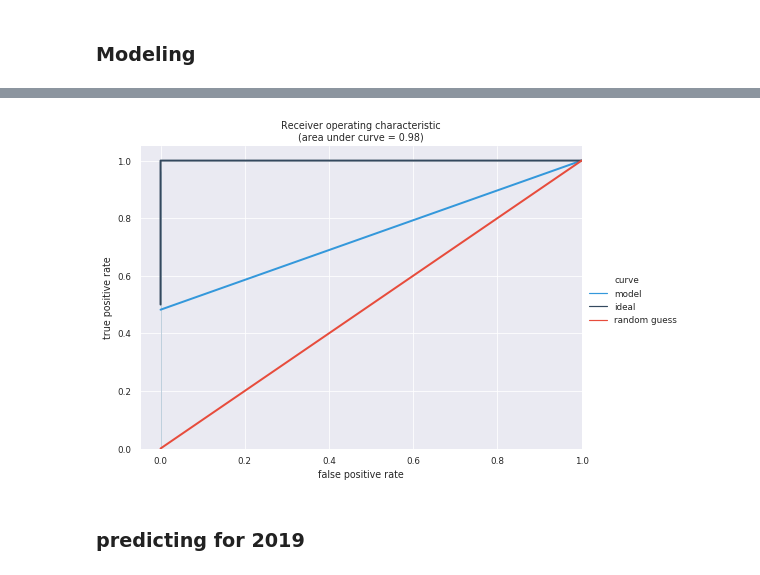
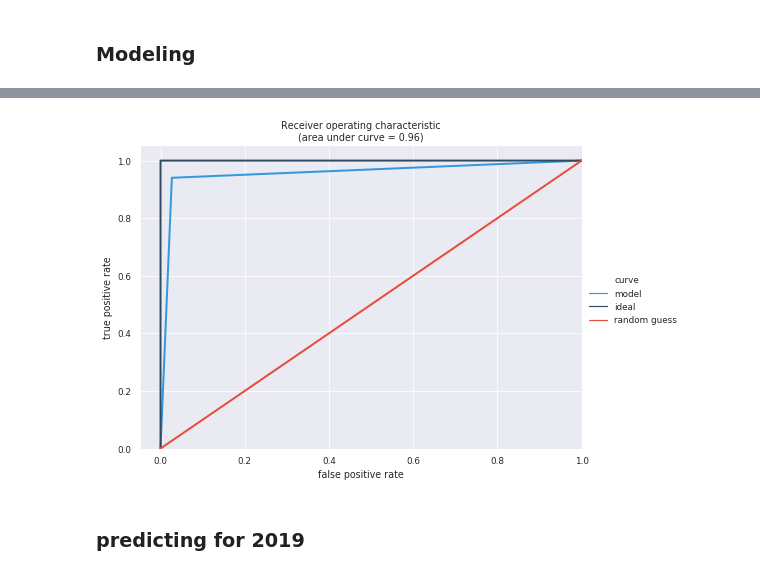
Before and after one commit to sirisurab/ncaa, a Jupyter notebook: notebooks/Feature_Selection.ipynb, the cells around one changed output, grey strips where cells are left out. Drawn from its saved outputs; the diff is of its cells as text; code cells hidden in the pictures.

```diff
--- a/notebooks/Feature_Selection.ipynb
+++ b/notebooks/Feature_Selection.ipynb
@@ -154,15 +171,0 @@ target_names = ['wins', 'losses']
-# %%
-#cv_lgbm = load(data_folder+'cv_lgbm.joblib')
-
-clf_lgbm_model = lgbm.LGBMClassifier(random_state=40,
-                                  objective='binary',
-                                  #n_estimators=cv_lgbm.best_params_['n_estimators'],
-                                  #min_split_gain=cv_lgbm.best_params_['min_split_gain'],
-                                  #learning_rate=cv_lgbm.best_params_['learning_rate'],
-                                  #reg_lambda=cv_lgbm.best_params_['reg_lambda'],
-                                  #max_depth=cv_lgbm.best_params_['max_depth'],
-                                  n_jobs=3)
-start = time.time()
-clf_lgbm_model.fit(X_train, y_train)
-end = time.time()
-print(end - start)
@@ -171,9 +171,0 @@ print(end - start)
-# %%
-y_pred_lgbm = clf_lgbm_model.predict_proba(X_test)
-
-def prob_to_bin(probs, threshold=0.5):
-    probs = probs[:,1]
-    bin_vals = pd.Series(np.zeros_like(probs))
-    bin_vals.loc[probs > threshold] = 1
-    return bin_vals
-y_pred_bins = prob_to_bin(y_pred_lgbm)
@@ -198,3 +171,0 @@ plt.show()
-# %%
-X_train = X_train[X_train.columns[important_features_idx]]
-X_train.info()
@@ -255,10 +211,10 @@ print(end - start)
 # %%
-y_pred_lgbm = clf_lgbm_model.predict_proba(X_test)
+y_pred_1_lgbm = clf_lgbm_model.predict_proba(X_test_1)
 
 def prob_to_bin(probs, threshold=0.5):
     probs = probs[:,1]
     bin_vals = pd.Series(np.zeros_like(probs))
     bin_vals.loc[probs > threshold] = 1
     return bin_vals
-y_pred_bins = prob_to_bin(y_pred_lgbm)
+y_pred_1_bins = prob_to_bin(y_pred_1_lgbm)
 # %%
@@ -301,9 +257,9 @@ plt.show()
 # %%
-lgbm_fpr, lgbm_tpr, _ = roc_curve(y_test, y_pred_bins)
+lgbm_fpr, lgbm_tpr, _ = roc_curve(y_test_1, y_pred_1_bins)
 lgbm_roc_auc = auc(lgbm_fpr, lgbm_tpr)
 
 plot_roc(lgbm_fpr, lgbm_tpr, lgbm_roc_auc)
 # %% [output]
-[figure, old version]
+[figure, new version]
 # %% [markdown]
 ### predicting for 2019
```
Also changed, not shown: parts of 45 cells of this notebook, 4 other files.
